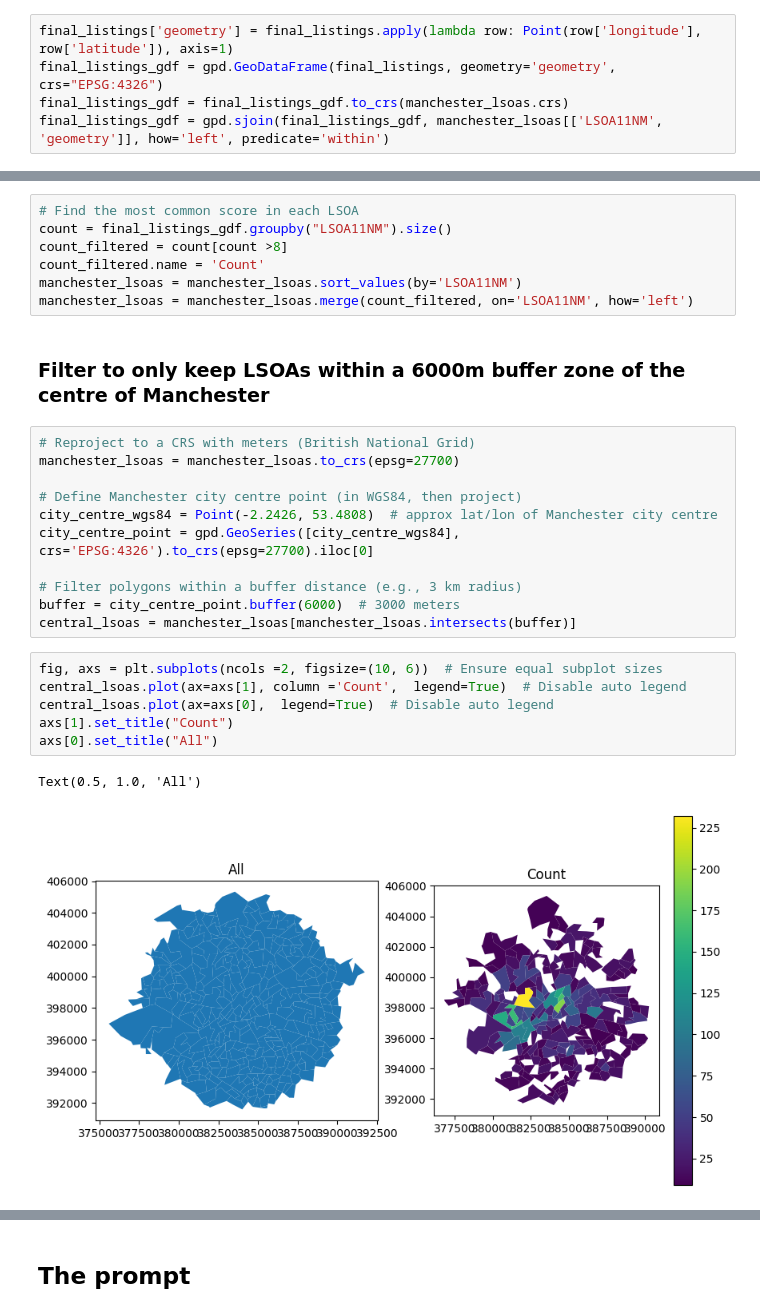
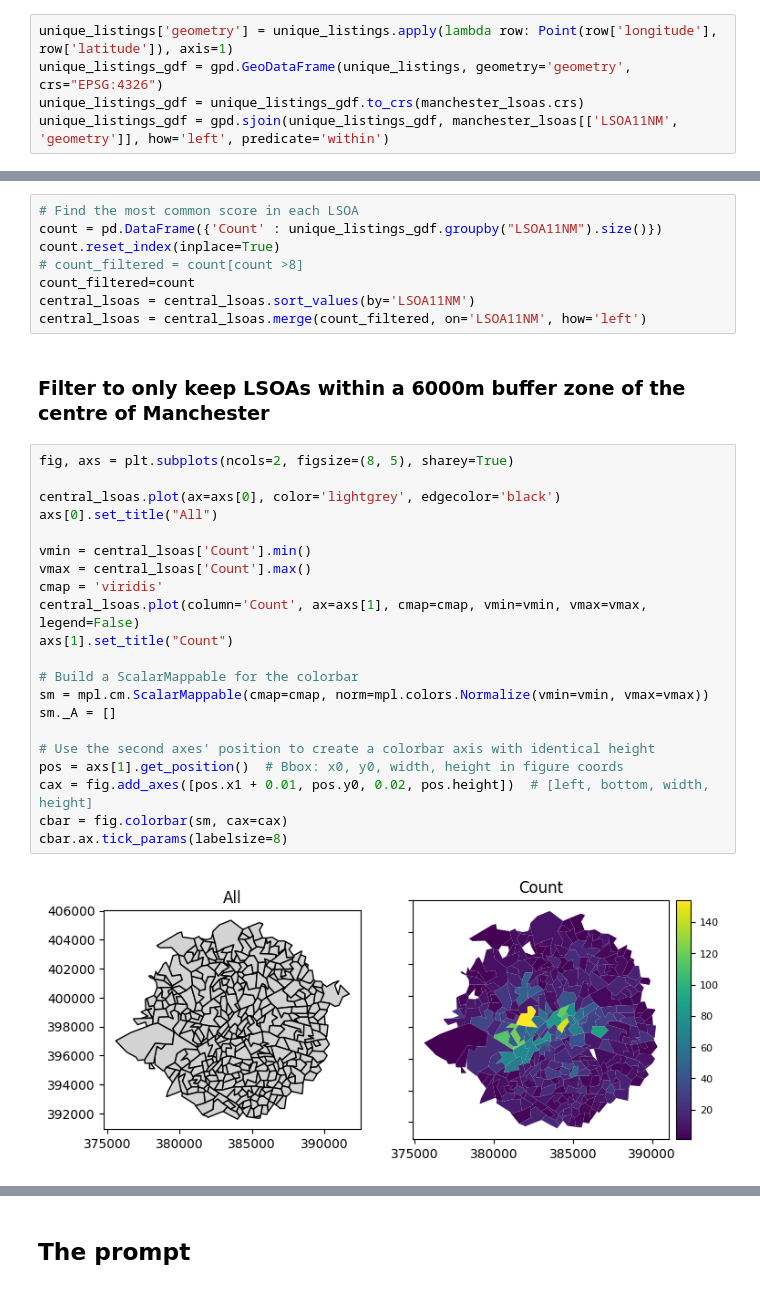
Before and after one commit to Urban-Analytics/INTEGRATE, a Jupyter notebook: llm/python/Molly/Manchester/RunGentrificationScoring_CombinedListingsManc.ipynb, the cells around one changed output, grey strips where cells are left out. Cells and saved outputs as stored; diff of their text form.

```diff
--- a/llm/python/Molly/Manchester/RunGentrificationScoring_CombinedListingsManc.ipynb
+++ b/llm/python/Molly/Manchester/RunGentrificationScoring_CombinedListingsManc.ipynb
@@ -68,5 +89,5 @@ manchester_lsoas
 # %%
-final_listings['geometry'] = final_listings.apply(lambda row: Point(row['longitude'], row['latitude']), axis=1)
-final_listings_gdf = gpd.GeoDataFrame(final_listings, geometry='geometry', crs="EPSG:4326")
-final_listings_gdf = final_listings_gdf.to_crs(manchester_lsoas.crs)
-final_listings_gdf = gpd.sjoin(final_listings_gdf, manchester_lsoas[['LSOA11NM', 'geometry']], how='left', predicate='within')
+unique_listings['geometry'] = unique_listings.apply(lambda row: Point(row['longitude'], row['latitude']), axis=1)
+unique_listings_gdf = gpd.GeoDataFrame(unique_listings, geometry='geometry', crs="EPSG:4326")
+unique_listings_gdf = unique_listings_gdf.to_crs(manchester_lsoas.crs)
+unique_listings_gdf = gpd.sjoin(unique_listings_gdf, manchester_lsoas[['LSOA11NM', 'geometry']], how='left', predicate='within')
@@ -73,29 +96,33 @@ final_listings_gdf = gpd.sjoin(final_listings_gdf, manchester_lsoas[['LSOA11NM',
 # %%
 # Find the most common score in each LSOA
-count = final_listings_gdf.groupby("LSOA11NM").size()
-count_filtered = count[count >8]
-count_filtered.name = 'Count'
-manchester_lsoas = manchester_lsoas.sort_values(by='LSOA11NM')
-manchester_lsoas = manchester_lsoas.merge(count_filtered, on='LSOA11NM', how='left')
+count = pd.DataFrame({'Count' : unique_listings_gdf.groupby("LSOA11NM").size()})
+count.reset_index(inplace=True)
+# count_filtered = count[count >8]
+count_filtered=count
+central_lsoas = central_lsoas.sort_values(by='LSOA11NM')
+central_lsoas = central_lsoas.merge(count_filtered, on='LSOA11NM', how='left')
 # %% [markdown]
 ### Filter to only keep LSOAs within a 6000m buffer zone of the centre of Manchester
-# %%
-# Reproject to a CRS with meters (British National Grid)
-manchester_lsoas = manchester_lsoas.to_crs(epsg=27700)
-
-# Define Manchester city centre point (in WGS84, then project)
-city_centre_wgs84 = Point(-2.2426, 53.4808)  # approx lat/lon of Manchester city centre
-city_centre_point = gpd.GeoSeries([city_centre_wgs84], crs='EPSG:4326').to_crs(epsg=27700).iloc[0]
-
-# Filter polygons within a buffer distance (e.g., 3 km radius)
-buffer = city_centre_point.buffer(6000)  # 3000 meters
-central_lsoas = manchester_lsoas[manchester_lsoas.intersects(buffer)]
 # %%
-fig, axs = plt.subplots(ncols =2, figsize=(10, 6))  # Ensure equal subplot sizes
-central_lsoas.plot(ax=axs[1], column ='Count',  legend=True)  # Disable auto legend
-central_lsoas.plot(ax=axs[0],  legend=True)  # Disable auto legend
+fig, axs = plt.subplots(ncols=2, figsize=(8, 5), sharey=True)
+
+central_lsoas.plot(ax=axs[0], color='lightgrey', edgecolor='black')
+axs[0].set_title("All")
+
+vmin = central_lsoas['Count'].min()
+vmax = central_lsoas['Count'].max()
+cmap = 'viridis'
+central_lsoas.plot(column='Count', ax=axs[1], cmap=cmap, vmin=vmin, vmax=vmax, legend=False)
 axs[1].set_title("Count")
-axs[0].set_title("All")
+
+# Build a ScalarMappable for the colorbar
+sm = mpl.cm.ScalarMappable(cmap=cmap, norm=mpl.colors.Normalize(vmin=vmin, vmax=vmax))
+sm._A = []
+
+# Use the second axes' position to create a colorbar axis with identical height
+pos = axs[1].get_position()  # Bbox: x0, y0, width, height in figure coords
+cax = fig.add_axes([pos.x1 + 0.01, pos.y0, 0.02, pos.height])  # [left, bottom, width, height]
+cbar = fig.colorbar(sm, cax=cax)
+cbar.ax.tick_params(labelsize=8)
 # %% [output]
-Text(0.5, 1.0, 'All')
-[figure, old version]
+[figure, new version]
```
Also changed, not shown: parts of 20 cells of this notebook, 22 other files.
